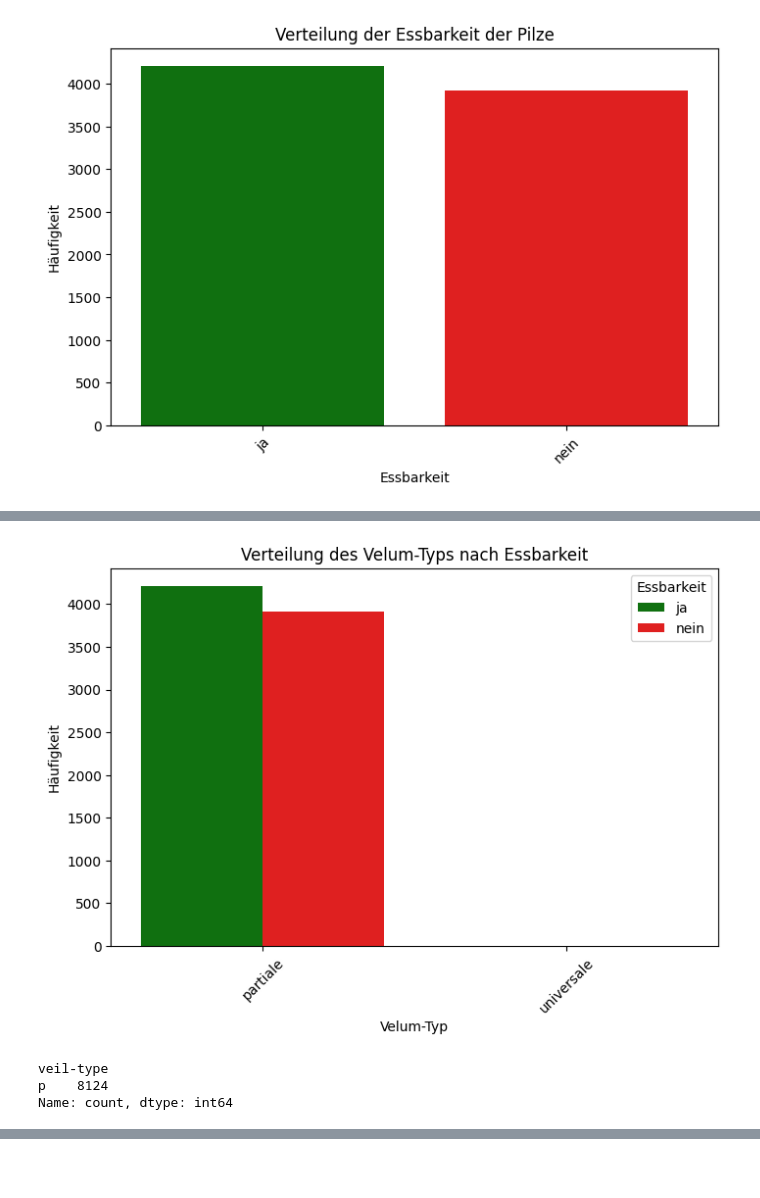
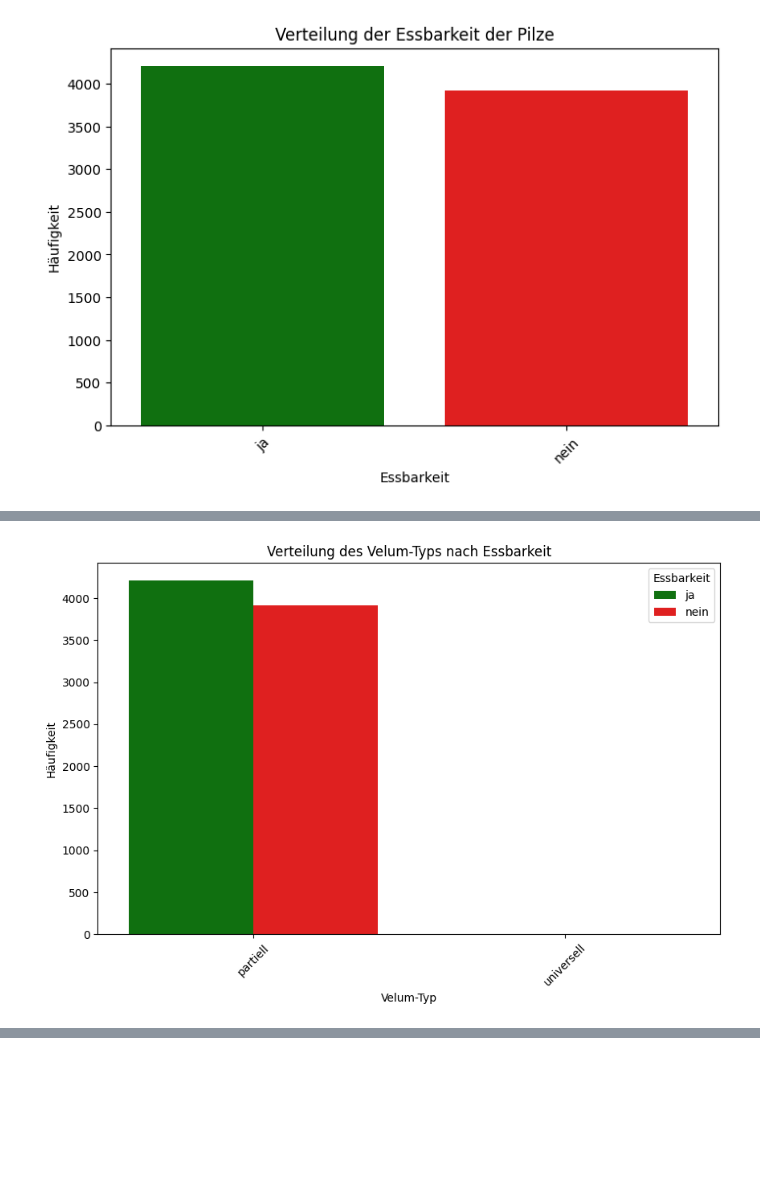
Before and after one commit to alarmedWater/ML, a Jupyter notebook: Plots_explore_deutsch.ipynb, the cells around one changed output, grey strips where cells are left out. Drawn from its saved outputs; the diff is of its cells as text; code cells hidden in the pictures; blank space fills up the shorter version.

```diff
--- a/Plots_explore_deutsch.ipynb
+++ b/Plots_explore_deutsch.ipynb
@@ -319,48 +363,42 @@ plt.show()
 # %%
-# Mapping der Kürzel zu den Namen
-veil_type_names = {'p': 'partiale', 'u': 'universale'}
-
 # Kopie des DataFrames mit lesbaren Werten
 labeled_data = df.copy()
-labeled_data['veil-type'] = labeled_data['veil-type'].map(veil_type_names)
 
-# Sortierung und Gruppierung der Daten
+# Mapping der Kürzel zu den Namen für den Velum-Typ
+veil_type_names = {'p': 'partiell', 'u': 'universell'}
+
+# Anwenden des Mappings auf die Spalte 'Velum-Typ'
+labeled_data['Velum-Typ'] = labeled_data['Velum-Typ'].map(veil_type_names)
+
+# Festlegen der Reihenfolgen
 veil_type_order = list(veil_type_names.values())
 essbarkeit_order = ['ja', 'nein']
-labeled_data = labeled_data.groupby(['veil-type', 'Essbarkeit']).size().reset_index(name='count')
+
+# Gruppieren der Daten
+labeled_data = labeled_data.groupby(['Velum-Typ', 'Essbarkeit']).size().reset_index(name='Anzahl')
 
 # Sicherstellen, dass alle Kombinationen vorhanden sind
-all_combinations = pd.MultiIndex.from_product([veil_type_order, essbarkeit_order], names=['veil-type', 'Essbarkeit'])
-labeled_data = labeled_data.set_index(['veil-type', 'Essbarkeit']).reindex(all_combinations, fill_value=0).reset_index()
+all_combinations = pd.MultiIndex.from_product([veil_type_order, essbarkeit_order], names=['Velum-Typ', 'Essbarkeit'])
+labeled_data = labeled_data.set_index(['Velum-Typ', 'Essbarkeit']).reindex(all_combinations, fill_value=0).reset_index()
 
 # Farbpalette definieren
 palette = {'ja': 'green', 'nein': 'red'}
 
 # Plot erzeugen
-plt.figure(figsize=(b, h))  # Beispielgröße
-sns.barplot(x='veil-type', y='count', hue='Essbarkeit', data=labeled_data, palette=palette)
+plt.figure(figsize=(10, 6))  # Beispielgröße, b und h kannst du anpassen
+sns.barplot(x='Velum-Typ', y='Anzahl', hue='Essbarkeit', data=labeled_data, palette=palette)
 
 # Titel und Achsenbeschriftungen
 plt.title('Verteilung des Velum-Typs nach Essbarkeit')
 plt.xlabel('Velum-Typ')
 plt.ylabel('Häufigkeit')
-plt.xticks(rotation=45)  # Falls die Beschriftungen lang sind
+plt.xticks(rotation=45)  # Um die Beschriftungen lesbar zu halten
 
 plt.show()
 
 
 # There are two veil types, partial or universial. In this data set there are only mushrooms with partial veil.
 # For that reason universial is not shown in this plot. The whole coloumn can be deleted as it is useless in this data set.
 # %% [output]
-[figure, old version]
+[figure, new version]
-# %%
-# double checked with value_counts()
-
-veil_type_counts = df["veil-type"].value_counts()
-
-print(veil_type_counts)
-# %% [output]
-veil-type
-p    8124
-Name: count, dtype: int64
 # %%
```
Also changed, not shown: parts of 8 cells of this notebook.
